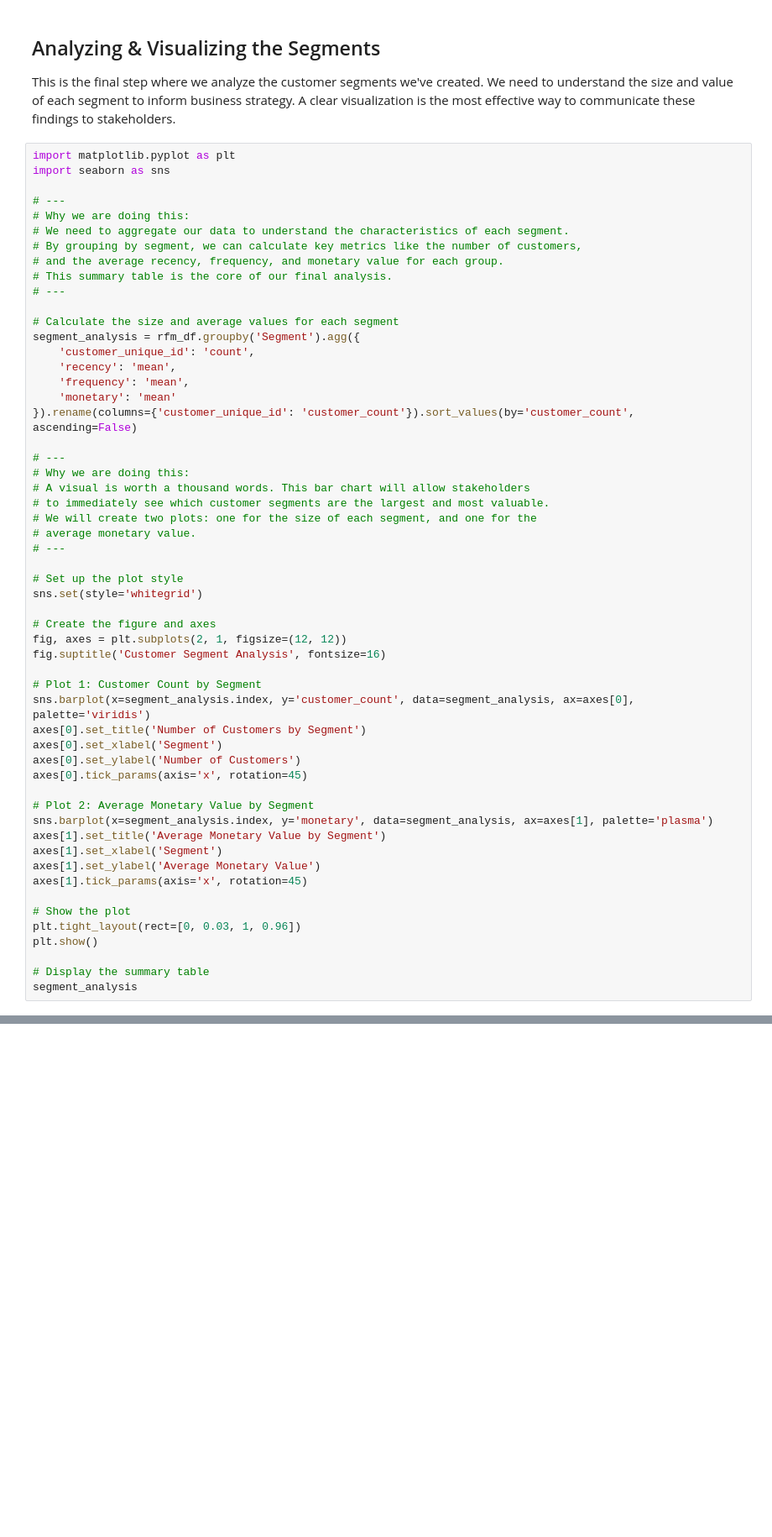
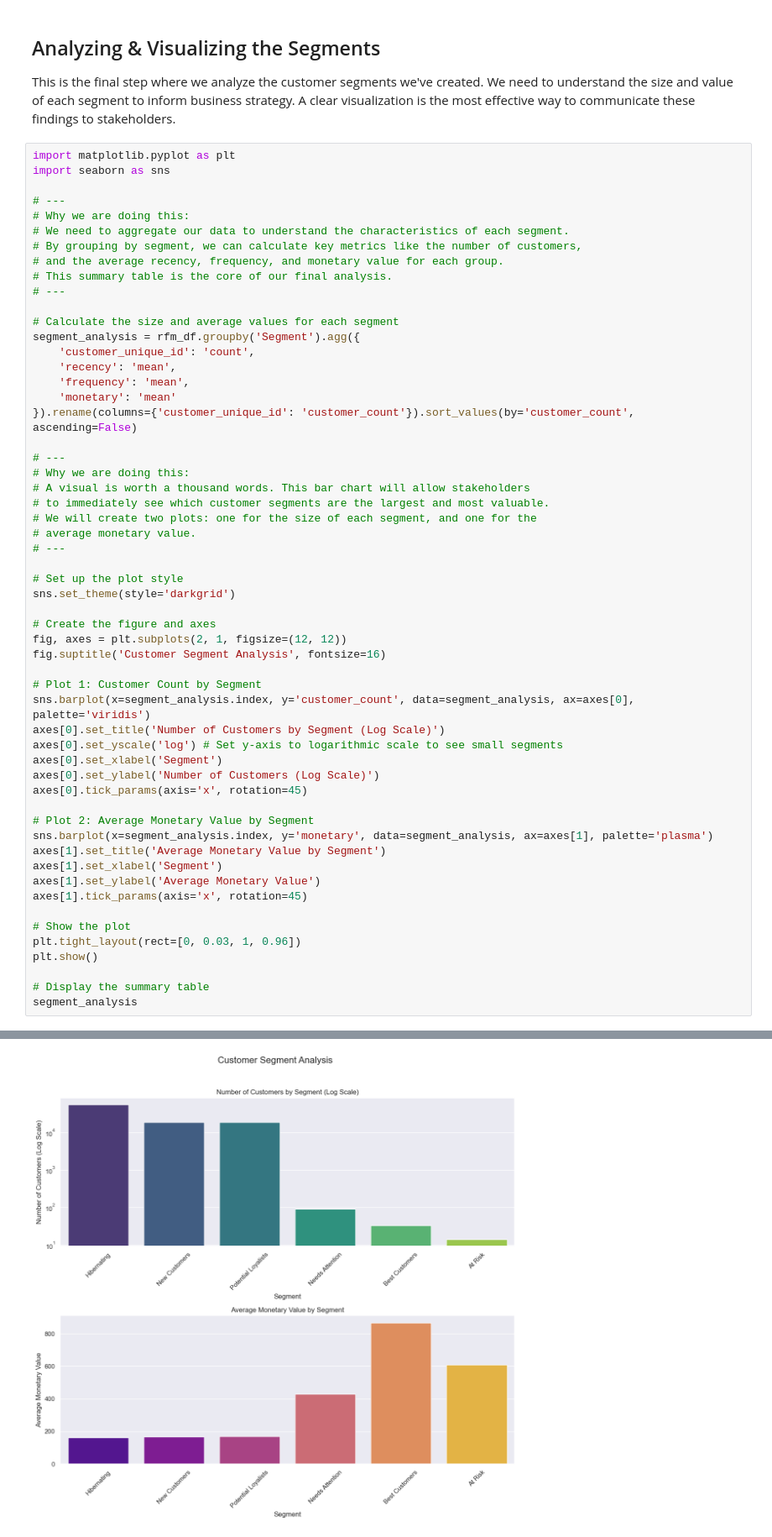
Before and after one commit to NicksonEdbert/olist-ecommerce-analysis, a Jupyter notebook: notebooks/02_rfm_segmentation.ipynb, the cells around one changed output, grey strips where cells are left out. Shown: that part at 84% size. Cells and saved outputs as stored; diff of their text form; blank space fills up the shorter version.

Commit message:
fix: Improve RFM chart readability with log scale

```diff
--- a/notebooks/02_rfm_segmentation.ipynb
+++ b/notebooks/02_rfm_segmentation.ipynb
@@ -205,7 +205,7 @@ segment_analysis = rfm_df.groupby('Segment').agg({
 # ---
 
 # Set up the plot style
-sns.set(style='whitegrid')
+sns.set_theme(style='darkgrid')
 
 # Create the figure and axes
 fig, axes = plt.subplots(2, 1, figsize=(12, 12))
@@ -213,9 +213,10 @@ fig.suptitle('Customer Segment Analysis', fontsize=16)
 
 # Plot 1: Customer Count by Segment
 sns.barplot(x=segment_analysis.index, y='customer_count', data=segment_analysis, ax=axes[0], palette='viridis')
-axes[0].set_title('Number of Customers by Segment')
+axes[0].set_title('Number of Customers by Segment (Log Scale)')
+axes[0].set_yscale('log') # Set y-axis to logarithmic scale to see small segments
 axes[0].set_xlabel('Segment')
-axes[0].set_ylabel('Number of Customers')
+axes[0].set_ylabel('Number of Customers (Log Scale)')
 axes[0].tick_params(axis='x', rotation=45)
 
 # Plot 2: Average Monetary Value by Segment
@@ -231,3 +232,4 @@ plt.show()
 
 # Display the summary table
 segment_analysis
+# %% [output]
@@ -233,0 +243 @@ segment_analysis
+[figure, added]
```
Also changed, not shown: parts of 2 cells of this notebook, 1 other file.
